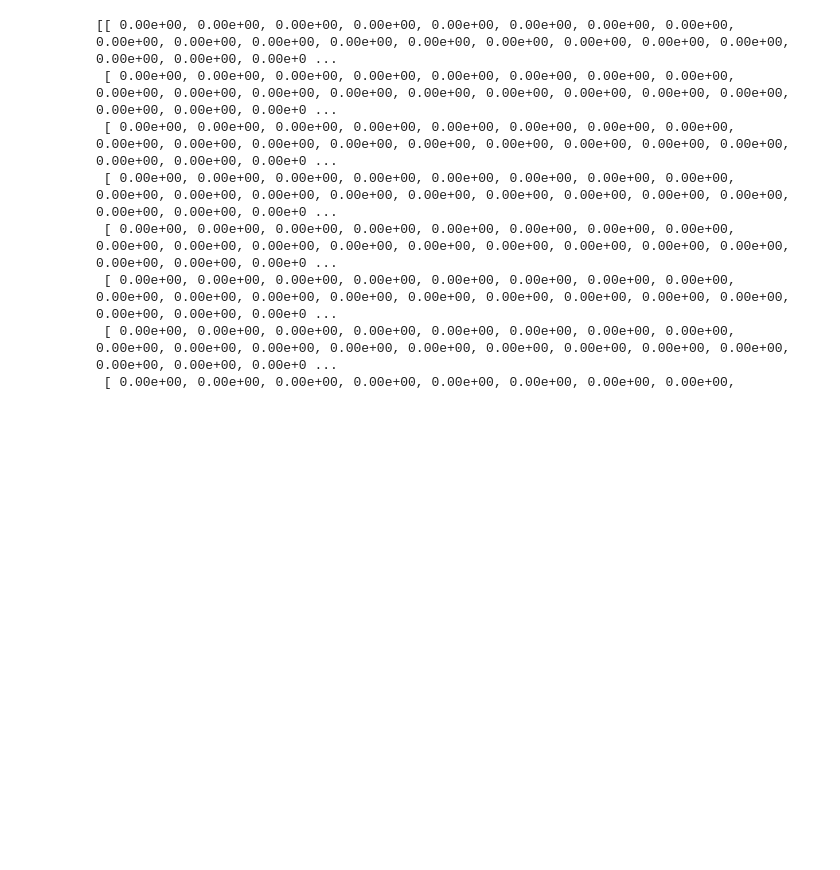
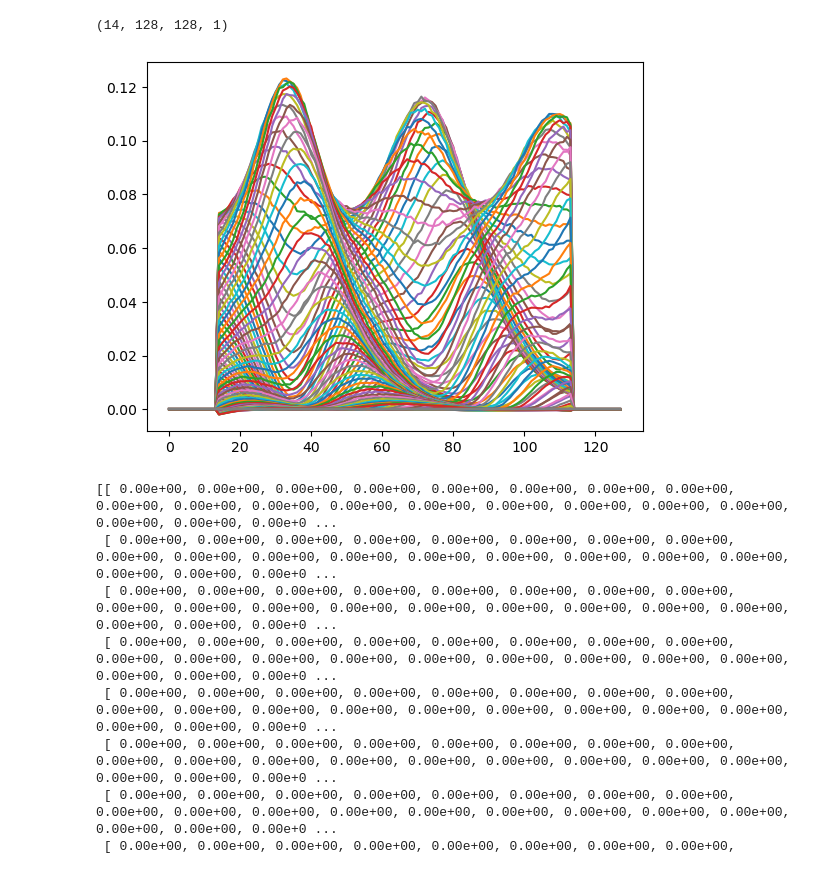
Before and after one commit to kiliakis/tomography_ML, a Jupyter notebook: inspect_input_data.ipynb, the cells around one changed output. Cells and saved outputs as stored; diff of their text form; code cells hidden in the pictures; blank space fills up the shorter version.

```diff
--- a/inspect_input_data.ipynb
+++ b/inspect_input_data.ipynb
@@ -27,7 +27,7 @@ To enable them in other operations, rebuild TensorFlow with the appropriate comp
 # Initialize parameters
 # data_dir = '/eos/kiliakis/tomo_data/datasets'
 # data_dir = './tomo_data/datasets'
-data_dir = './tomo_data/datasets_encoder_TF_16-12-22'
+data_dir = './tomo_data/datasets_encoder_TF_03-03-23'
 
 # Data specific
 IMG_OUTPUT_SIZE = 128
@@ -52,3 +52,8 @@ assert os.path.exists(VALIDATION_PATH)
 # %%
 file_names = sample_files(VALIDATION_PATH, dataset_keep_percent, keep_every=1)
 file_name = file_names[0]
+# %%
+
+x_valid, y_valid = encoder_files_to_tensors(
+    file_names, normalization='minmax',
+    img_normalize='off')
@@ -55,3 +66,14 @@ file_name = file_names[0]
+# %%
+fig = plt.figure()
+# plt.imshow(x_valid[0])
+print(x_valid.shape)
+for i in range(128):
+    plt.plot(x_valid[5][:][i][:])
+# print(x_valid[0])
+# plt.plot(x_valid[0][])
+# %% [output]
+(14, 128, 128, 1)
+[figure, added]
 # %%
 eos = '/eos/user/k/kiliakis/'
 simulations_dir = os.path.join(eos, 'tomo_data/results_tomo')
```
Also changed, not shown: parts of 2 cells of this notebook, 14 other files.
